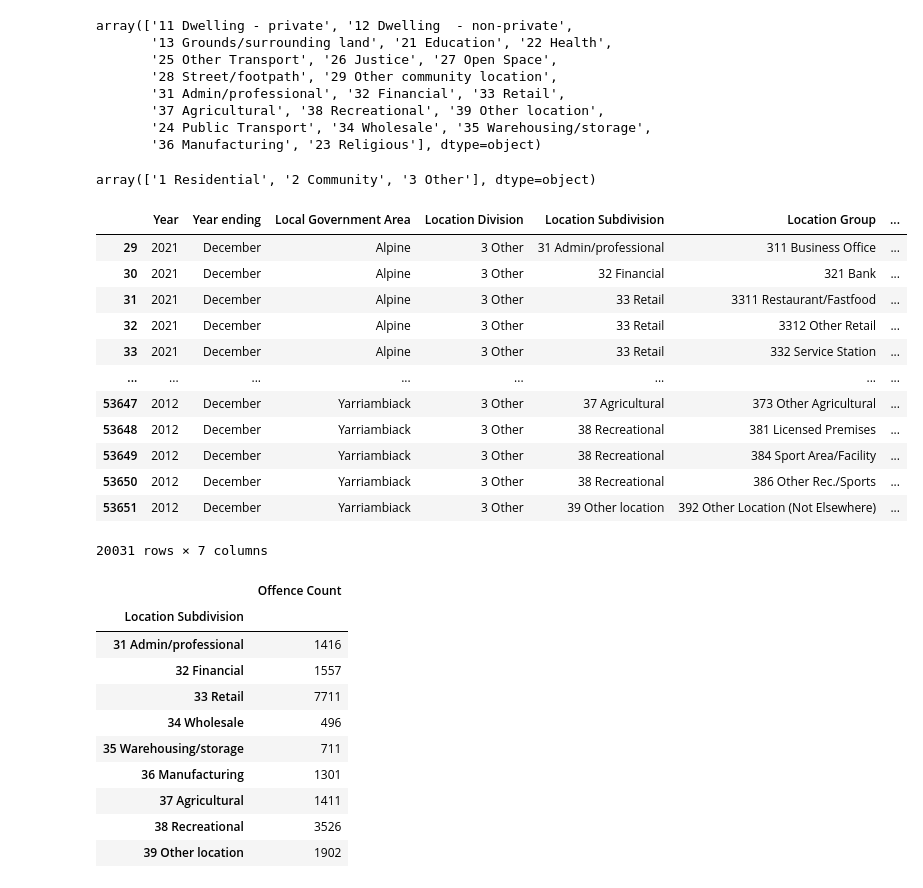
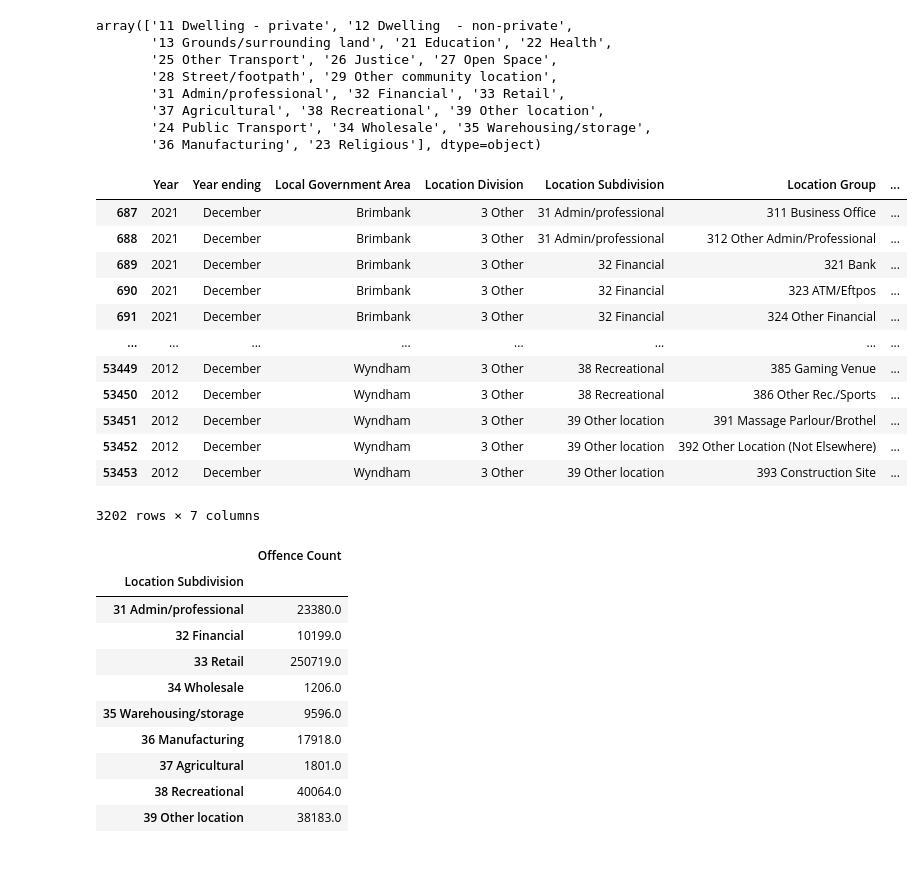
Before and after one commit to amir-motlagh/Project-01, a Jupyter notebook: Project 1.ipynb, the cells around one changed output. Saved outputs shown, nothing was run; the diff lists cells and outputs as text; code cells hidden in the pictures.

```diff
--- a/Project 1.ipynb
+++ b/Project 1.ipynb
@@ -8,7 +8,9 @@ import numpy as np
 setting_of_crime = "../Data Analytics Bootcamp/Setting of Crime.csv"
 # %%
 setting_of_crime_df = pd.read_csv(setting_of_crime, encoding="utf-8")
-setting_of_crime_df.head(50)
+setting_of_crime_df["Offence Count"] = pd.to_numeric(setting_of_crime_df["Offence Count"],errors = "coerce")
+setting_of_crime_df["Offence Count"] = setting_of_crime_df["Offence Count"].replace(np.nan, 0)
+setting_of_crime_df.head(635)
 # %% [output]
 |  | Year | Year ending | Local Government Area | Location Division | Location Subdivision | Location Group | ... |
 | 0 | 2021 | December | Alpine | 1 Residential | 11 Dwelling - private | 111 Flat/Unit/Apartment | ... |
@@ -29,0 +47,16 @@ setting_of_crime_df.head(50)
+# %%
+the_top_ten = setting_of_crime_df.loc[(setting_of_crime_df["Local Government Area"] == "Melbourne")
+                                      | (setting_of_crime_df["Local Government Area"] == "Greater Geelong")
+                                      | (setting_of_crime_df["Local Government Area"] == "Hume")
+                                      | (setting_of_crime_df["Local Government Area"] == "Greater Dandenong")
+                                      | (setting_of_crime_df["Local Government Area"] == "Brimbank")
+                                      | (setting_of_crime_df["Local Government Area"] == "Casey")
+                                      | (setting_of_crime_df["Local Government Area"] == "Frankston")
+                                      | (setting_of_crime_df["Local Government Area"] == "Darebin")
+                                      | (setting_of_crime_df["Local Government Area"] == "Wyndham")
+                                      | (setting_of_crime_df["Local Government Area"] == "Whittlesea"),:]
+
+
+
+#the_top_ten=the_top_ten.loc[:, ["Location Subdivision", "Offence Count"]]
+the_top_ten
@@ -55,42 +122,39 @@ array(['11 Dwelling - private', '12 Dwelling  - non-private',
        '37 Agricultural', '38 Recreational', '39 Other location',
        '24 Public Transport', '34 Wholesale', '35 Warehousing/storage',
        '36 Manufacturing', '23 Religious'], dtype=object)
-# %%
-setting_of_crime_df["Location Division"].unique()
-# %% [output]
-array(['1 Residential', '2 Community', '3 Other'], dtype=object)
 # %%
-only_other = setting_of_crime_df.loc[setting_of_crime_df["Location Division"] == "3 Other", :]
+only_other = the_top_ten.loc[the_top_ten["Location Division"] == "3 Other", :]
 only_other
 # %% [output]
 |  | Year | Year ending | Local Government Area | Location Division | Location Subdivision | Location Group | ... |
-| 29 | 2021 | December | Alpine | 3 Other | 31 Admin/professional | 311 Business Office | ... |
-| 30 | 2021 | December | Alpine | 3 Other | 32 Financial | 321 Bank | ... |
-| 31 | 2021 | December | Alpine | 3 Other | 33 Retail | 3311 Restaurant/Fastfood | ... |
-| 32 | 2021 | December | Alpine | 3 Other | 33 Retail | 3312 Other Retail | ... |
-| 33 | 2021 | December | Alpine | 3 Other | 33 Retail | 332 Service Station | ... |
+| 687 | 2021 | December | Brimbank | 3 Other | 31 Admin/professional | 311 Business Office | ... |
+| 688 | 2021 | December | Brimbank | 3 Other | 31 Admin/professional | 312 Other Admin/Professional | ... |
+| 689 | 2021 | December | Brimbank | 3 Other | 32 Financial | 321 Bank | ... |
+| 690 | 2021 | December | Brimbank | 3 Other | 32 Financial | 323 ATM/Eftpos | ... |
+| 691 | 2021 | December | Brimbank | 3 Other | 32 Financial | 324 Other Financial | ... |
 | ... | ... | ... | ... | ... | ... | ... | ... |
-| 53647 | 2012 | December | Yarriambiack | 3 Other | 37 Agricultural | 373 Other Agricultural | ... |
-| 53648 | 2012 | December | Yarriambiack | 3 Other | 38 Recreational | 381 Licensed Premises | ... |
-| 53649 | 2012 | December | Yarriambiack | 3 Other | 38 Recreational | 384 Sport Area/Facility | ... |
-| 53650 | 2012 | December | Yarriambiack | 3 Other | 38 Recreational | 386 Other Rec./Sports | ... |
-| 53651 | 2012 | December | Yarriambiack | 3 Other | 39 Other location | 392 Other Location (Not Elsewhere) | ... |
+| 53449 | 2012 | December | Wyndham | 3 Other | 38 Recreational | 385 Gaming Venue | ... |
+| 53450 | 2012 | December | Wyndham | 3 Other | 38 Recreational | 386 Other Rec./Sports | ... |
+| 53451 | 2012 | December | Wyndham | 3 Other | 39 Other location | 391 Massage Parlour/Brothel | ... |
+| 53452 | 2012 | December | Wyndham | 3 Other | 39 Other location | 392 Other Location (Not Elsewhere) | ... |
+| 53453 | 2012 | December | Wyndham | 3 Other | 39 Other location | 393 Construction Site | ... |
-20031 rows × 7 columns
+3202 rows × 7 columns
 # %%
 only_other=only_other.loc[:, ["Location Subdivision", "Offence Count"]]
 # %%
+only_other["Offence Count"] = pd.to_numeric(only_other["Offence Count"],errors = "coerce")
 setting_only_other = only_other.groupby(["Location Subdivision"])
-setting_only_other = setting_only_other.count()
+setting_only_other = setting_only_other.sum()
 setting_only_other
 # %% [output]
 |  | Offence Count |
 | Location Subdivision |  |
-| 31 Admin/professional | 1416 |
-| 32 Financial | 1557 |
-| 33 Retail | 7711 |
-| 34 Wholesale | 496 |
-| 35 Warehousing/storage | 711 |
-| 36 Manufacturing | 1301 |
-| 37 Agricultural | 1411 |
-| 38 Recreational | 3526 |
-| 39 Other location | 1902 |
+| 31 Admin/professional | 23380.0 |
+| 32 Financial | 10199.0 |
+| 33 Retail | 250719.0 |
+| 34 Wholesale | 1206.0 |
+| 35 Warehousing/storage | 9596.0 |
+| 36 Manufacturing | 17918.0 |
+| 37 Agricultural | 1801.0 |
+| 38 Recreational | 40064.0 |
+| 39 Other location | 38183.0 |
```
Also changed, not shown: parts of 21 cells of this notebook.
